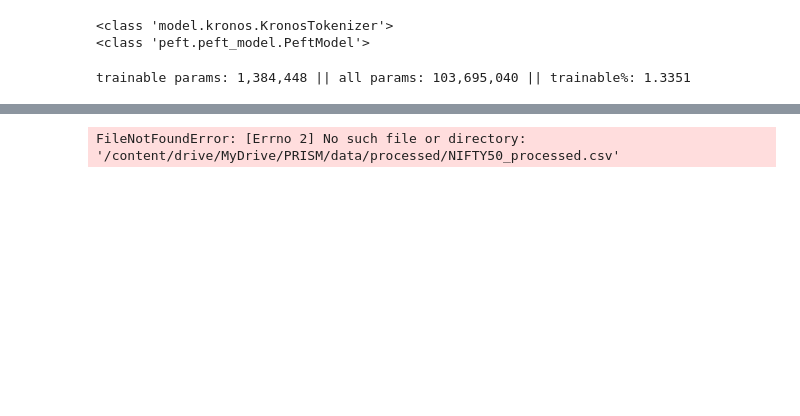
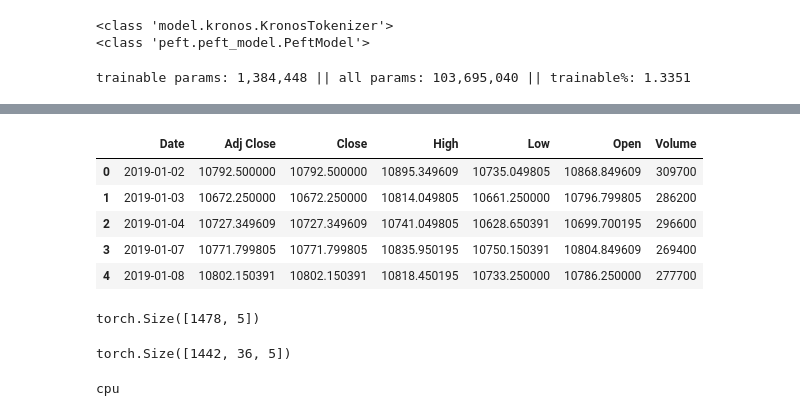
Before and after one commit to adityab-tech/PRISMx, a Jupyter notebook: notebooks/03_Market_Conditioned_Gating.ipynb, the cells around one changed output, grey strips where cells are left out. Saved outputs shown, nothing was run; the diff lists cells and outputs as text; code cells hidden in the pictures; blank space fills up the shorter version.

```diff
--- a/notebooks/03_Market_Conditioned_Gating.ipynb
+++ b/notebooks/03_Market_Conditioned_Gating.ipynb
@@ -105,5 +119,10 @@ Total LoRA tensors : 104
 # %%
-market_df = pd.read_csv("/content/drive/MyDrive/PRISM/data/processed/NIFTY50_processed.csv")
+market_df = pd.read_csv("/content/drive/MyDrive/PRISM/data/raw/NIFTY50.csv")
 market_df.head()
 # %% [output]
-FileNotFoundError: [Errno 2] No such file or directory: '/content/drive/MyDrive/PRISM/data/processed/NIFTY50_processed.csv'
+|  | Date | Adj Close | Close | High | Low | Open | Volume |
+| 0 | 2019-01-02 | 10792.500000 | 10792.500000 | 10895.349609 | 10735.049805 | 10868.849609 | 309700 |
+| 1 | 2019-01-03 | 10672.250000 | 10672.250000 | 10814.049805 | 10661.250000 | 10796.799805 | 286200 |
+| 2 | 2019-01-04 | 10727.349609 | 10727.349609 | 10741.049805 | 10628.650391 | 10699.700195 | 296600 |
+| 3 | 2019-01-07 | 10771.799805 | 10771.799805 | 10835.950195 | 10750.150391 | 10804.849609 | 269400 |
+| 4 | 2019-01-08 | 10802.150391 | 10802.150391 | 10818.450195 | 10733.250000 | 10786.250000 | 277700 |
@@ -109,0 +132,20 @@ FileNotFoundError: [Errno 2] No such file or directory: '/content/drive/MyDrive/
+# %%
+market_tensor = torch.tensor(market_features.values,dtype=torch.float32)
+print(market_tensor.shape)
+# %% [output]
+torch.Size([1478, 5])
+# %%
+SEQ_LEN = 36
+market_sequences = []
+for i in range(len(market_tensor) - SEQ_LEN):
+    market_sequences.append( market_tensor[i:i+SEQ_LEN])
+
+market_sequences = torch.stack(market_sequences)
+print(market_sequences.shape)
+# %% [output]
+torch.Size([1442, 36, 5])
+# %%
+device = torch.device("cuda" if torch.cuda.is_available() else "cpu")
+print(device)
+# %% [output]
+cpu
```
Also changed, not shown: parts of 14 cells of this notebook.
